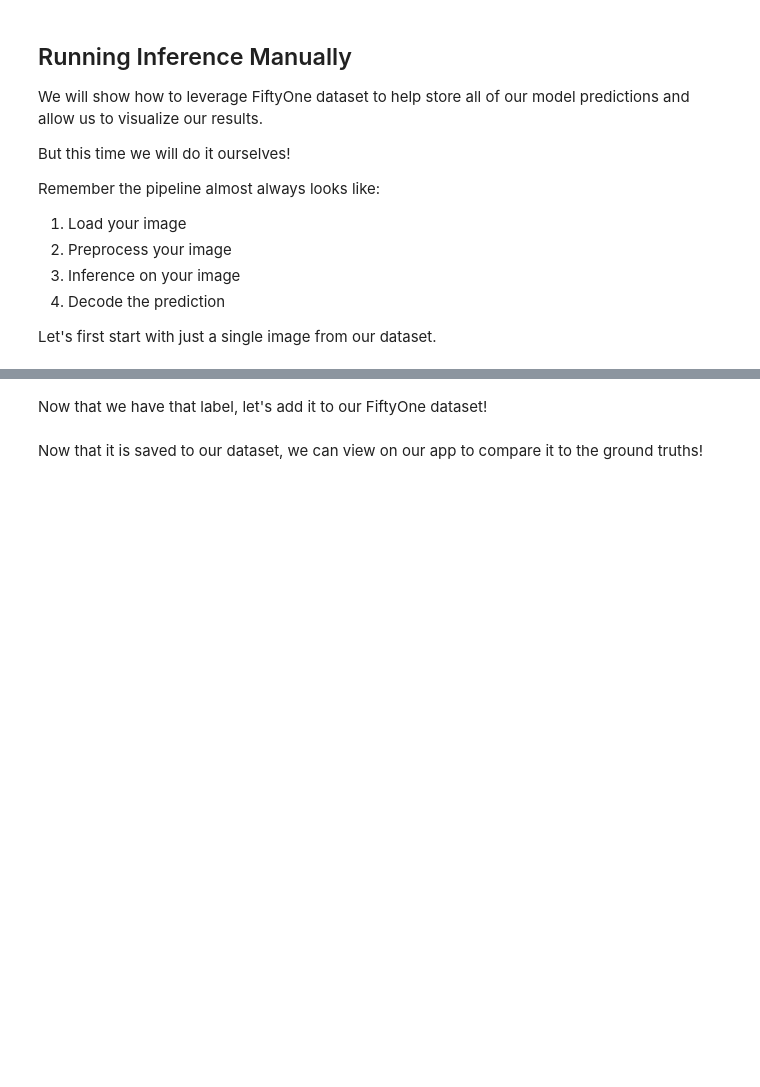
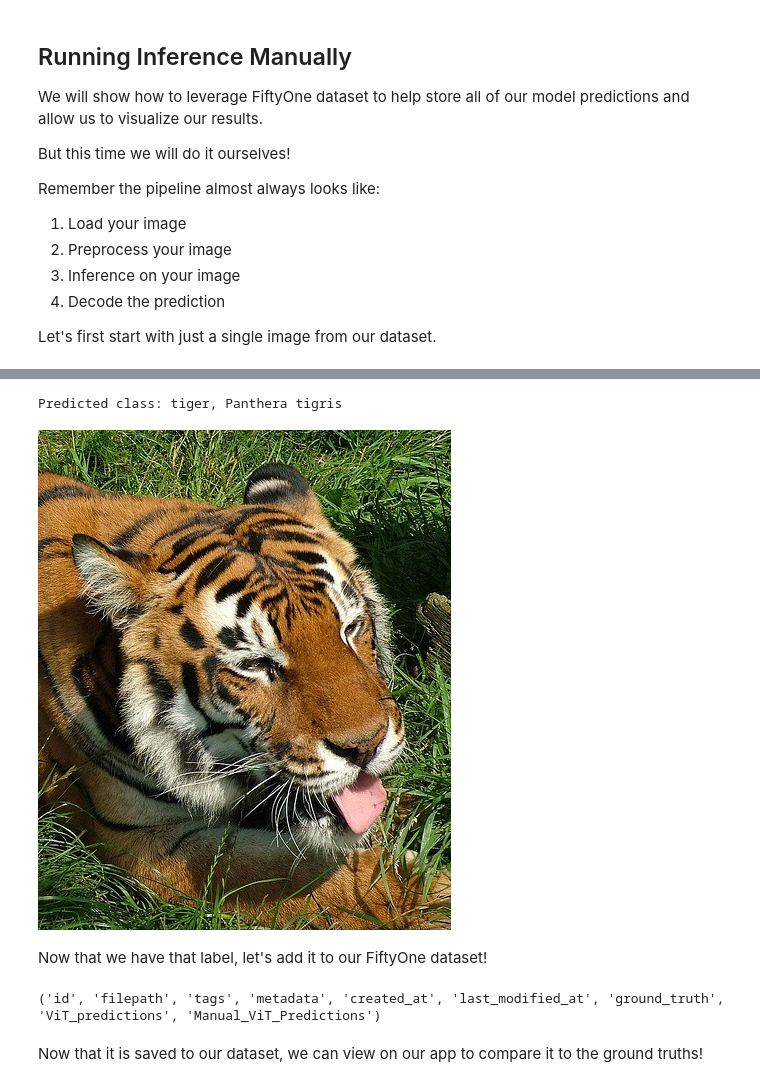
Before and after one commit to GabrielECoy/hands-on-introduction-to-transformers-for-computer-vision-4010343, a Jupyter notebook: 03_03.ipynb, the cells around one changed output, grey strips where cells are left out. Cells and saved outputs as stored; diff of their text form; code cells hidden in the pictures; blank space fills up the shorter version.

```diff
--- a/03_03.ipynb
+++ b/03_03.ipynb
@@ -11,7 +11,7 @@ import fiftyone.zoo as foz
 
 dataset = foz.load_zoo_dataset(
     "imagenet-sample",
-    dataset_name="Imagenet-Sample",
+    dataset_name="imagenet-sample", #"Imagenet-Sample",
     max_samples=50,
     shuffle=True,
     overwrite=True,
@@ -80,12 +115,20 @@ predicted_class_idx = outputs.logits.argmax(-1).item()
 predicted_label = model.config.id2label[predicted_class_idx]
 
 print(f"Predicted class: {predicted_label}")
+# %% [output]
+Predicted class: tiger, Panthera tigris
+# %%
+image
+# %% [output]
+[figure, added]
 # %% [markdown]
 Now that we have that label, let's add it to our FiftyOne dataset!
 # %%
 sample["Manual_ViT_Predictions"] = fo.Classification(label=predicted_label)
 sample.save()
 print(sample.field_names)
+# %% [output]
+('id', 'filepath', 'tags', 'metadata', 'created_at', 'last_modified_at', 'ground_truth', 'ViT_predictions', 'Manual_ViT_Predictions')
 # %% [markdown]
 Now that it is saved to our dataset, we can view on our app to compare it to the ground truths!
 # %%
```
Also changed, not shown: parts of 7 cells of this notebook, 1 other file.
